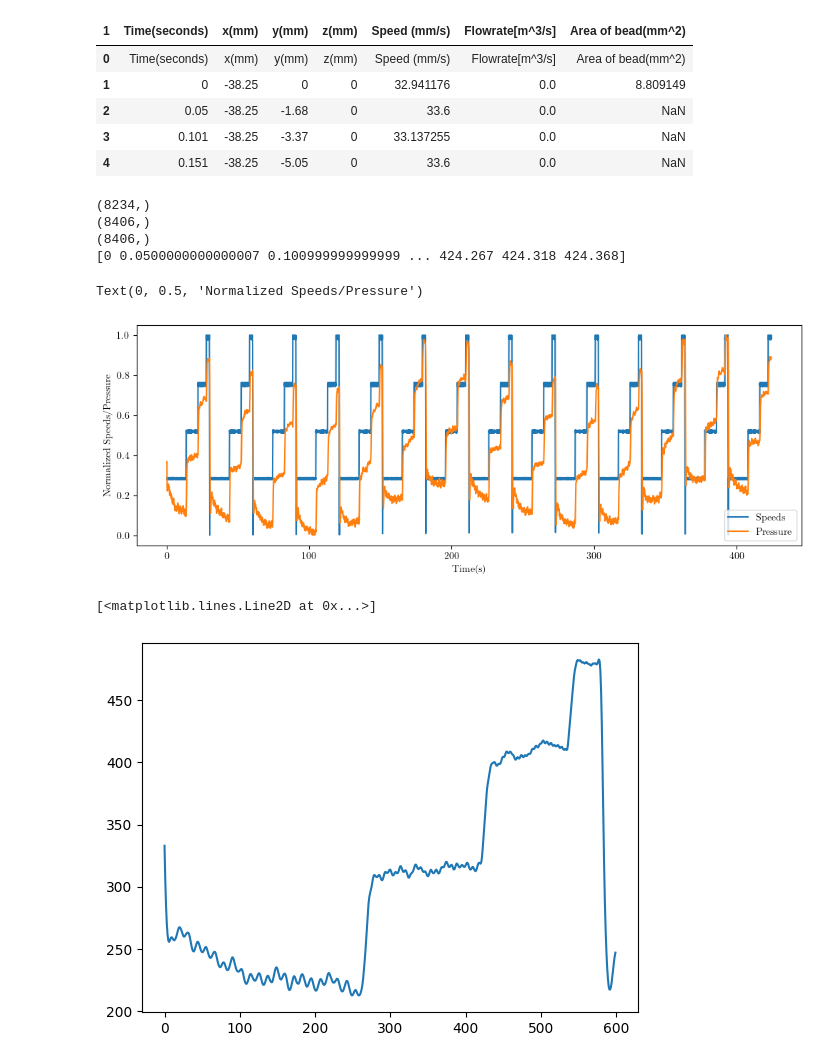
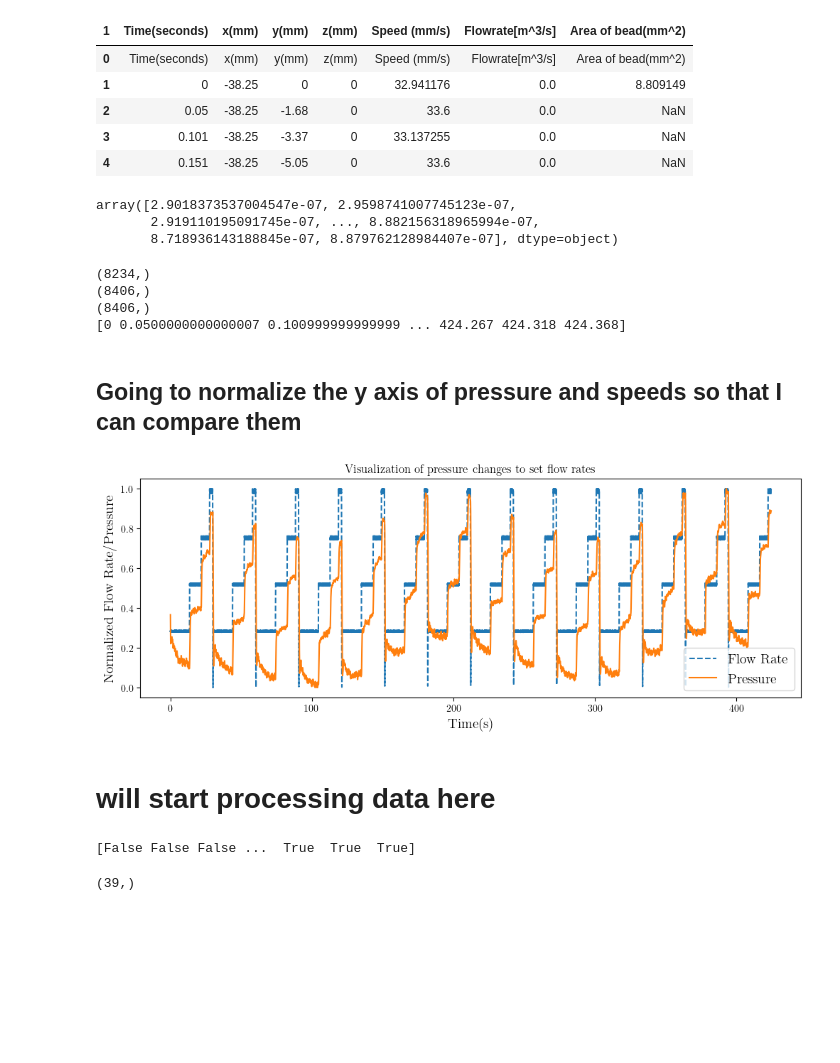
Before and after one commit to ajacobth/BayesianFLow_calibration, a Jupyter notebook: data_exploration/pedro_Data.ipynb, the cells around one changed output. Cells and saved outputs as stored; diff of their text form; code cells hidden in the pictures; blank space fills up the shorter version.

```diff
--- a/data_exploration/pedro_Data.ipynb
+++ b/data_exploration/pedro_Data.ipynb
@@ -67,6 +67,12 @@ y_locs = subset['y(mm)'].values[1:]
 z_locs = subset['z(mm)'].values[1:]
 speeds = subset['Speed (mm/s)'].values[1:]
 flow_rates = subset['Flowrate[m^3/s]'].values[1:]
+
+flow_rates
+# %% [output]
+array([2.9018373537004547e-07, 2.9598741007745123e-07,
+       2.919110195091745e-07, ..., 8.882156318965994e-07,
+       8.718936143188845e-07, 8.879762128984407e-07], dtype=object)
 # %%
 # check lengths
 
@@ -81,24 +87,65 @@ print(time)
 (8406,)
 (8406,)
 [0 0.0500000000000007 0.100999999999999 ... 424.267 424.318 424.368]
+# %% [markdown]
+## Going to normalize the y axis of pressure and speeds so that I can compare them
 # %%
 
-def normalize(x:np.array):
+def normalize(x:np.array)->np.array:
     return (x- np.min(x))/(np.max(x)- np.min(x))
 
 fig, ax = plt.subplots(1,1, figsize=(12, 4))
 
-ax.plot(time, normalize(speeds), label = 'Speeds')
+ax.plot(time, normalize(flow_rates), '--',label = 'Flow Rate')
+#ax.plot(time, normalize(speeds), label = 'Speeds')
 ax.plot(pressure_times, normalize(pressure), label = 'Pressure')
-ax.set_xlabel('Time(s)')
-ax.legend(loc='best')
-ax.set_ylabel('Normalized Speeds/Pressure')
+
+ax.set_xlabel('Time(s)', fontsize=14)
+ax.legend(loc='best', fontsize=14)
+ax.set_ylabel('Normalized Flow Rate/Pressure', fontsize=14)
+ax.set_title('Visualization of pressure changes to set flow rates')
+plt.savefig('pressure_speed_vs_time.pdf')
 #plt.plot(pressure[:600])
 # %% [output]
-Text(0, 0.5, 'Normalized Speeds/Pressure')
-[figure, old version]
+[figure, new version]
+# %% [markdown]
+# will start processing data here
 # %%
-plt.plot(pressure[:600])
+time
+x_locs
+y_locs
+z_locs
+speeds
+flow_rates
+pressure
+pressure_times
+
+layer = 4
+layer_height = 1.5  # in mm
+extract_flow = 8.897e-7 # 4.84503201019647e-07 #8.897e-7
+flow_sensor_error_percentage = 5.
+extract_flow_min = extract_flow - extract_flow*flow_sensor_error_percentage*0.01
+extract_flow_max = extract_flow + extract_flow*flow_sensor_error_percentage*0.01
+
+
+# extract layer first - just layer 1 for now
+mask = np.argwhere((z_locs >= layer_height*(layer-1)) & (z_locs < layer_height*layer)).flatten()
+times_layer = time[mask]
+speeds_layer = speeds[mask]
+flow_rates_layer = flow_rates[mask]
+
+# maks flow rate
+mask_flow_rates = np.argwhere((flow_rates_layer>=extract_flow_min) & (flow_rates_layer<=extract_flow_max))
+times_speeds = times_layer[mask_flow_rates]
+flow_rates_ss = flow_rates_layer[mask_flow_rates]
+
+
+# find corresponding pressure profiles
+time_range = np.array([np.min(times_speeds),np.max(times_speeds) ])
+mask_pressures = np.argwhere((pressure_times >= time_range[0]) & (pressure_times <= time_range[1]))
+pressure_times_ss = pressure_times[mask_pressures]
+pressures_ss = pressure[mask_pressures]
+
+print(pressure_times >= time_range[0])
 # %% [output]
-[<matplotlib.lines.Line2D at 0x...>]
+[False False False ...  True  True  True]
-[figure, removed]
@@ -104,0 +264,4 @@ plt.plot(pressure[:600])
+# %%
+pressure_times_ss.shape
+# %% [output]
+(39,)
```
Also changed, not shown: parts of 17 cells of this notebook, 5 other files.
